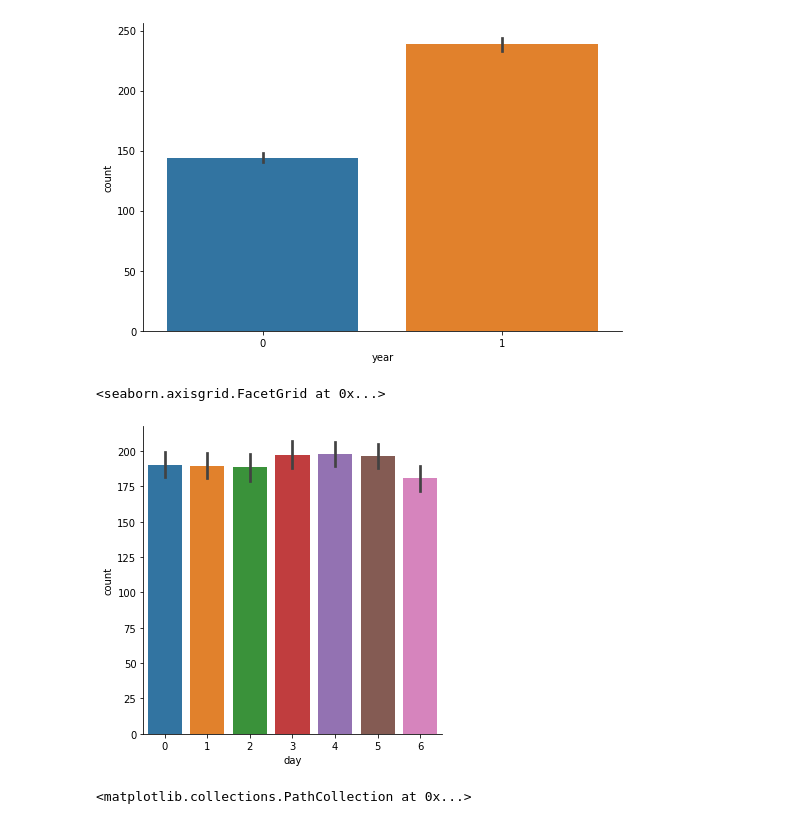
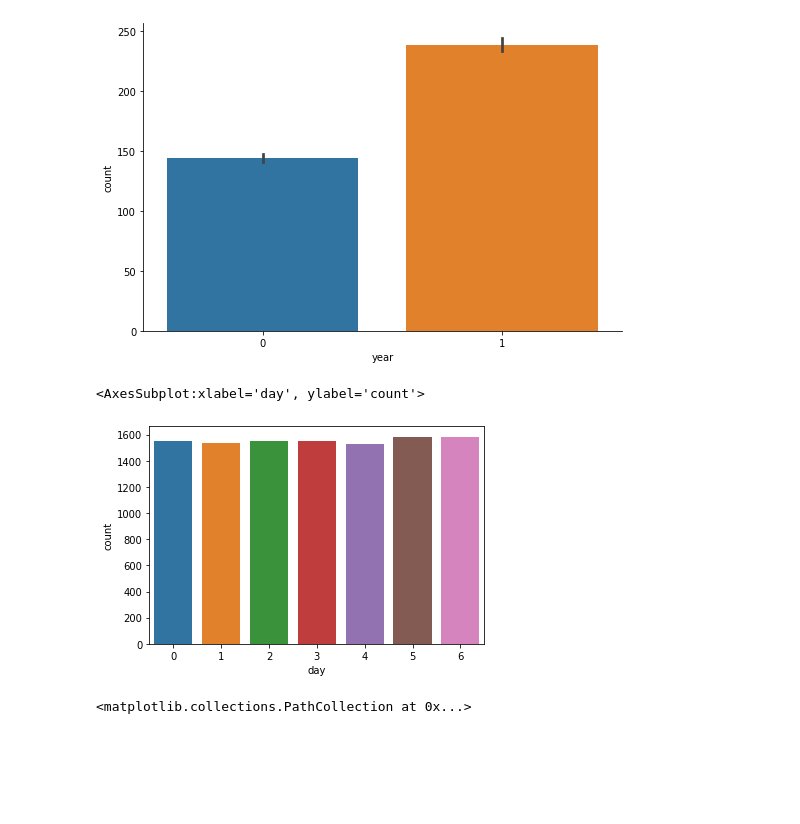
Before and after one commit to vrunm/Bike_Sharing_Demand, a Jupyter notebook: Bike_Sharing_Demand/bike_sharing_demand(mse).ipynb, the cells around one changed output. Cells and saved outputs as stored; diff of their text form; code cells hidden in the pictures; blank space fills up the shorter version.

```diff
--- a/Bike_Sharing_Demand/bike_sharing_demand(mse).ipynb
+++ b/Bike_Sharing_Demand/bike_sharing_demand(mse).ipynb
@@ -367,10 +355,10 @@ sns.factorplot(x="year",y="count",data=df,kind='bar',size=5,aspect=1.5)
 <seaborn.axisgrid.FacetGrid at 0x...>
 [figure]
 # %%
-sns.factorplot(x="day",y='count',kind='bar',data=df,size=5,aspect=1)
+sns.countplot(x="day",data=df)
 # %% [output]
-<seaborn.axisgrid.FacetGrid at 0x...>
+<AxesSubplot:xlabel='day', ylabel='count'>
-[figure, old version]
+[figure, new version]
 # %%
 # for temp
 plt.scatter(x="temp",y="count",data=df,color='#ff4125')
```
Also changed, not shown: parts of 21 cells of this notebook.
